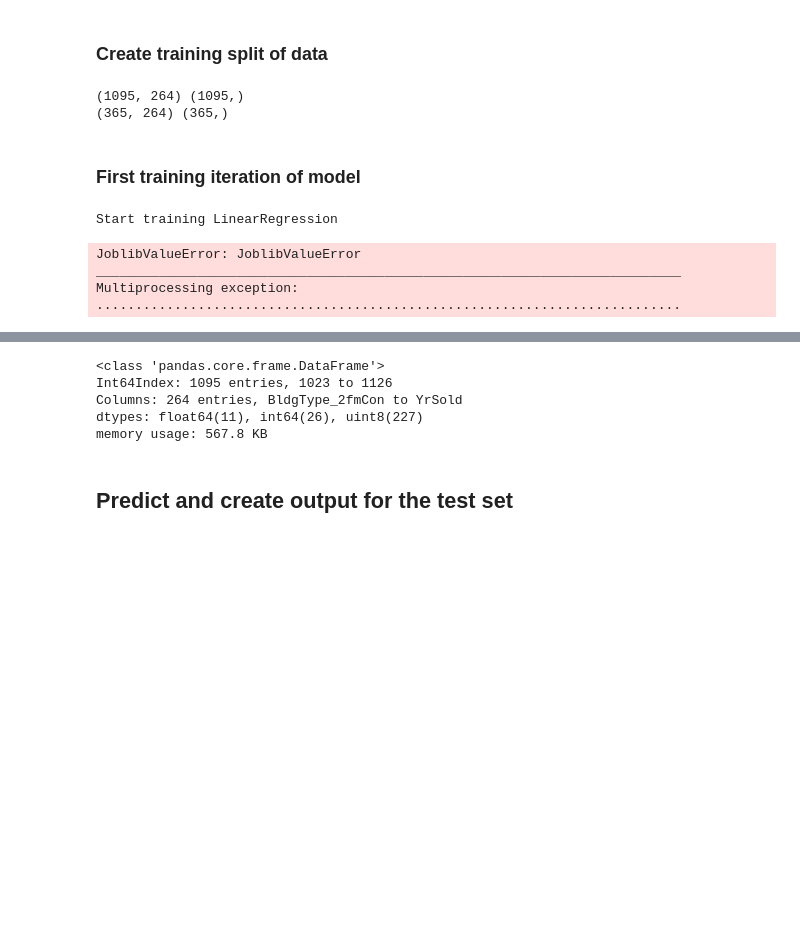
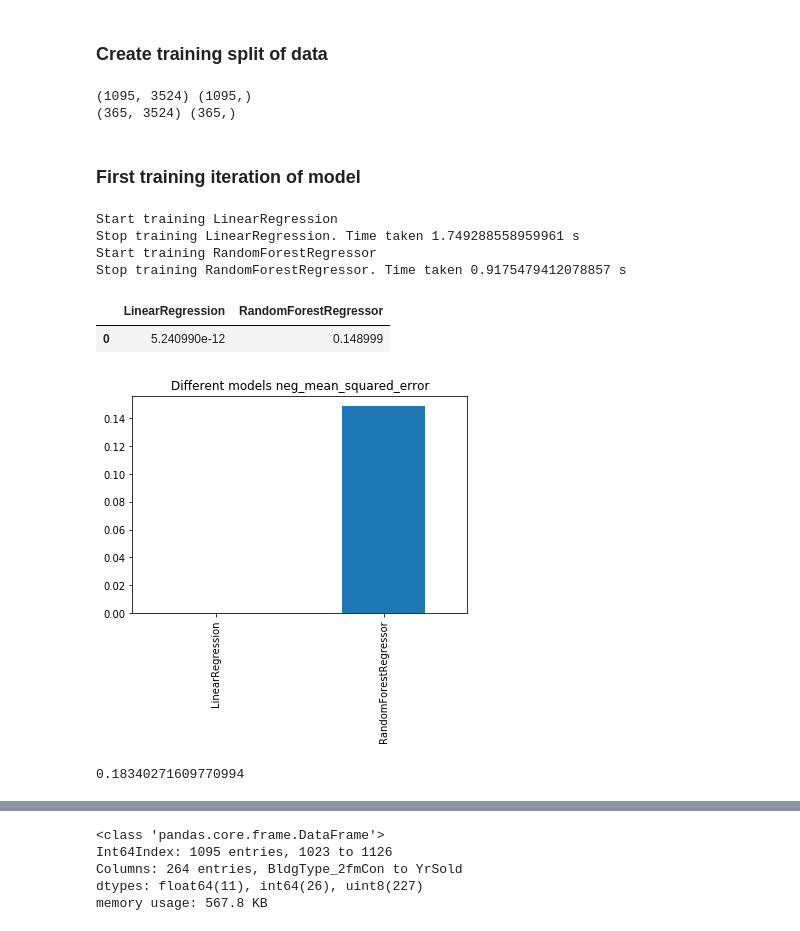
Before and after one commit to oryden/house-price-training-kaggle, a Jupyter notebook: jupyter_notebooks/Kaggle_House_Prices_v1.ipynb, the cells around one changed output, grey strips where cells are left out. Saved outputs shown, nothing was run; the diff lists cells and outputs as text; code cells hidden in the pictures; blank space fills up the shorter version.

Commit message:
- added a draft submission to test e-2-e code

```diff
--- a/jupyter_notebooks/Kaggle_House_Prices_v1.ipynb
+++ b/jupyter_notebooks/Kaggle_House_Prices_v1.ipynb
@@ -243,6 +246,7 @@ def data_cleaning_transformations(train_data, test_data):
                                                             variables_to_drop = missing_variables_to_fix)
     full_data_for_scaling = group_and_fix_missing_values_categorical_var(full_data_for_scaling)
 
+    # Todo: Update with only selected data for dummy creation (group dummies)
     # now create the dummy variables and drop the variables that is not needed
     continous_variables_to_keep = full_data_for_scaling.columns[full_data_for_scaling.dtypes != object]
     categorical_variables_to_keep = full_data_for_scaling.columns[full_data_for_scaling.dtypes == object]
@@ -255,9 +259,9 @@ def data_cleaning_transformations(train_data, test_data):
     train_data = full_data_for_scaling.loc[full_data_for_scaling[data_identifier_name].isin(id_train)].reset_index(drop=True)
     test_data = full_data_for_scaling.loc[full_data_for_scaling[data_identifier_name].isin(id_test)].reset_index(drop=True)
 
-    return train_data, test_data
+    return train_data, test_data, id_test
 # %%
-train_data, test_data = data_cleaning_transformations(raw_data, raw_data_test)
+train_data, test_data, id_test = data_cleaning_transformations(raw_data, raw_data_test)
 
 print(train_data.shape)
 print(test_data.shape)
@@ -290,8 +294,8 @@ X_train, X_test, y_train, y_test = train_test_split(iv_data, dv_data, test_size=
 print(X_train.shape, y_train.shape)
 print(X_test.shape, y_test.shape)
 # %% [output]
-(1095, 264) (1095,)
-(365, 264) (365,)
+(1095, 3524) (1095,)
+(365, 3524) (365,)
 # %% [markdown]
 ### First training iteration of model
 # %%
@@ -300,57 +304,72 @@ print(X_test.shape, y_test.shape)
 
 # https://scikit-learn.org/stable/modules/generated/sklearn.linear_model.LinearRegression.html
 
-models_to_train = [LinearRegression()]
+models_to_train = [LinearRegression(),
+                  RandomForestRegressor()]
 
-model_names = ['LinearRegression'
+model_names = ['LinearRegression',
+               "RandomForestRegressor"
               ]
 
 best_models = []
-best_model_R2 = []
+best_model_mean_squared_error = []
 
 parameters = {
     'LinearRegression':{
         'normalize':[False]
-             }
+             },
+    "RandomForestRegressor":{
+        "n_estimators": [10],
+        "max_depth": [5],
+        "min_samples_split": [3],
+    }
     }
 
 # Find out the best model
 for i in range(0,len(model_names)):
 
 
     act_model = models_to_train[i]
     act_model_name = model_names[i]
     print("Start training " + act_model_name)
 
     # Get the start time
     start_time = time.time()
 
     act_params = parameters[act_model_name]
 
     act_model = GridSearchCV(act_model, act_params, cv=5, scoring=SCORING_METRIC, n_jobs = N_JOBS)
     act_model.fit(X_train, y_train)
 
     act_best_model = act_model.best_estimator_
     best_models.append(act_best_model)
-    best_model_R2.append(r2_score(y_train, act_best_model.predict_proba(X_train)[:,1])) #predict_proba [:,1]
+
+    best_model_mean_squared_error.append(np.sqrt(mean_squared_error(np.log(y_train), np.log(act_best_model.predict(X_train)))))
 
     # get the end time
     time_taken = time.time() - start_time
     print("Stop training " + act_model_name + ". Time taken {} s".format(time_taken))
 
 # displaying the results
-result_df = pd.DataFrame(best_model_R2).T
+result_df = pd.DataFrame(best_model_mean_squared_error).T
 result_df.columns = model_names
 result_df = result_df[result_df.iloc[-1].sort_values(ascending=True).index]
 
 result_df.T.plot(kind='bar', title = "Different models " + SCORING_METRIC, legend = False )
 result_df.head()
 # %% [output]
 Start training LinearRegression
+Stop training LinearRegression. Time taken 1.749288558959961 s
+Start training RandomForestRegressor
+Stop training RandomForestRegressor. Time taken 0.9175479412078857 s
-JoblibValueError: JoblibValueError
-___________________________________________________________________________
-Multiprocessing exception:
-...........................................................................
+|  | LinearRegression | RandomForestRegressor |
+| 0 | 5.240990e-12 | 0.148999 |
+[figure, added]
+# %%
+# Use test data to check prediction precision
+np.sqrt(mean_squared_error(np.log(y_test), np.log(act_best_model.predict(X_test))))
+# %% [output]
+0.18340271609770994
 # %%
 X_train.describe()
 # %% [output]
@@ -371,5 +390,3 @@ Int64Index: 1095 entries, 1023 to 1126
 Columns: 264 entries, BldgType_2fmCon to YrSold
 dtypes: float64(11), int64(26), uint8(227)
 memory usage: 567.8 KB
-# %% [markdown]
-## Predict and create output for the test set
```
Also changed, not shown: parts of 3 cells of this notebook.
